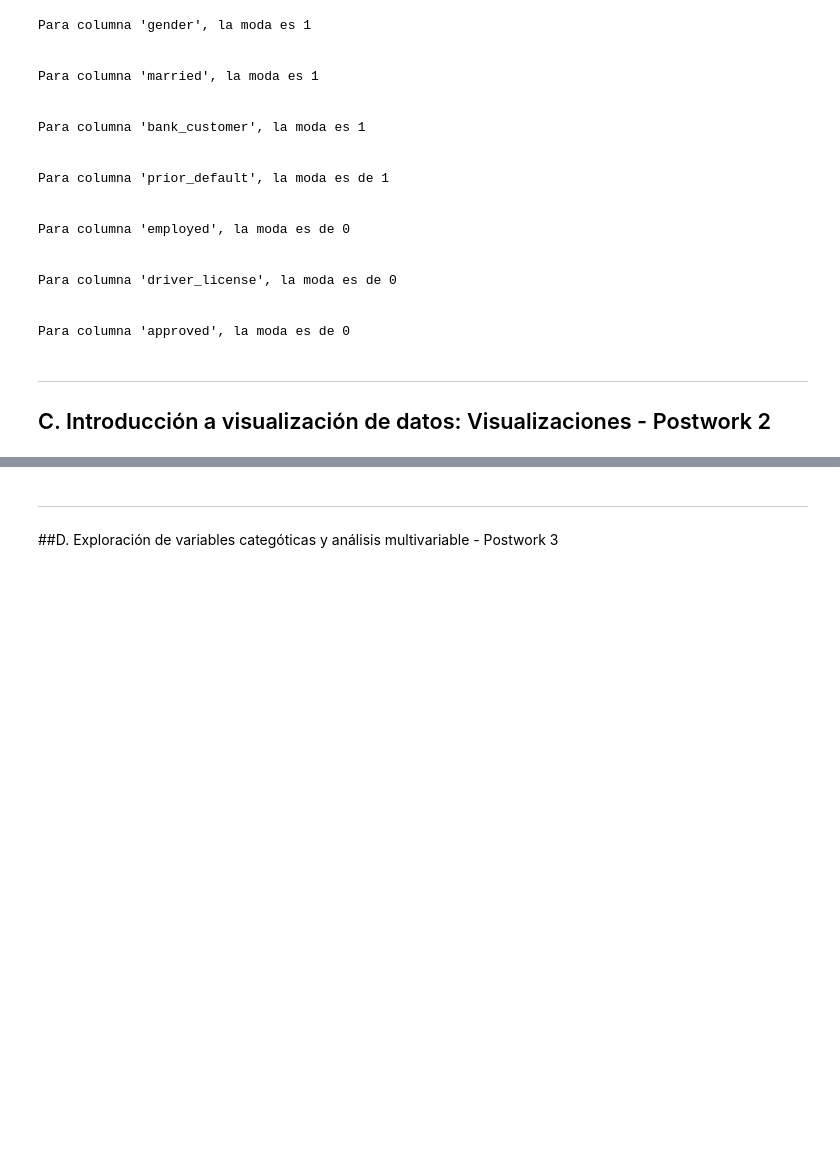
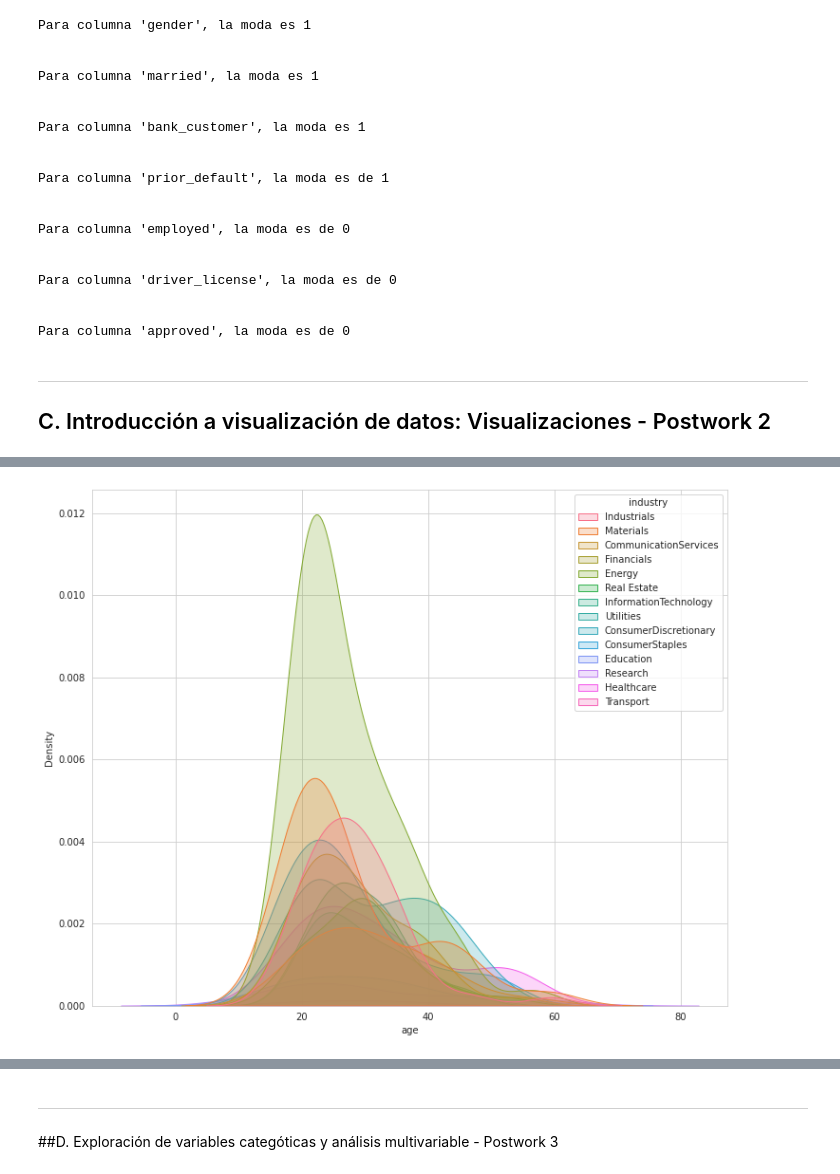
Before and after one commit to HanniaMele/bedu-equipo4-dataScience-M4, a Jupyter notebook: FinalProject_M4.ipynb, the cells around one changed output, grey strips where cells are left out. Cells and saved outputs as stored; diff of their text form; code cells hidden in the pictures; blank space fills up the shorter version.

```diff
--- a/FinalProject_M4.ipynb
+++ b/FinalProject_M4.ipynb
@@ -484,0 +713,11 @@ Para columna 'approved', la moda es de 0
+# %%
+#Generamos gráficas de densidad utilizando categorías
+#Creamos una función que nos permita graficar densidades por categoría apiladas
+def grafica_densidad_completa(df_completo, columna, categoria):
+
+  fig, axis = plt.subplots(figsize=(12, 10));
+  sns.kdeplot(df_completo[columna], shade=True, hue=categoria, ax=axis);
+# %%
+grafica_densidad_completa(df_copy, 'age', df_copy['industry'])
+# %% [output]
+[figure, added]
```
Also changed, not shown: parts of 20 cells of this notebook.
